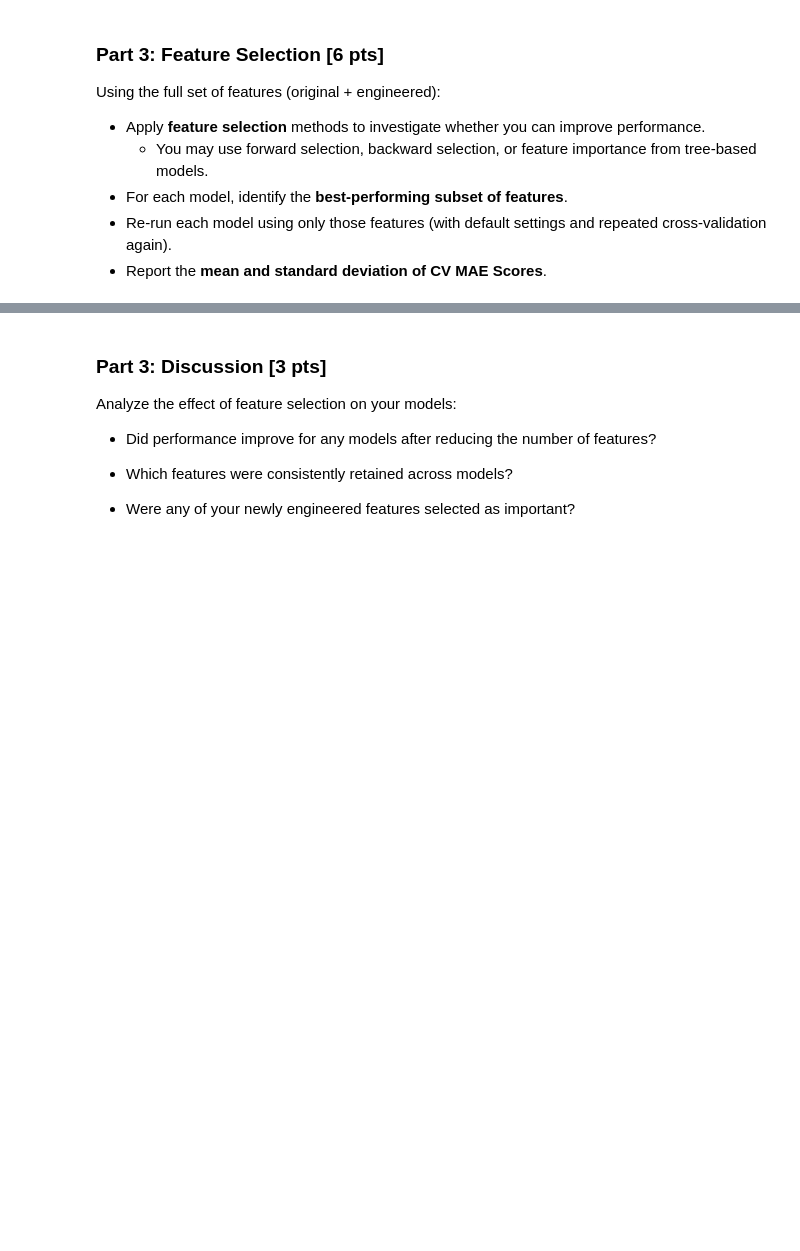
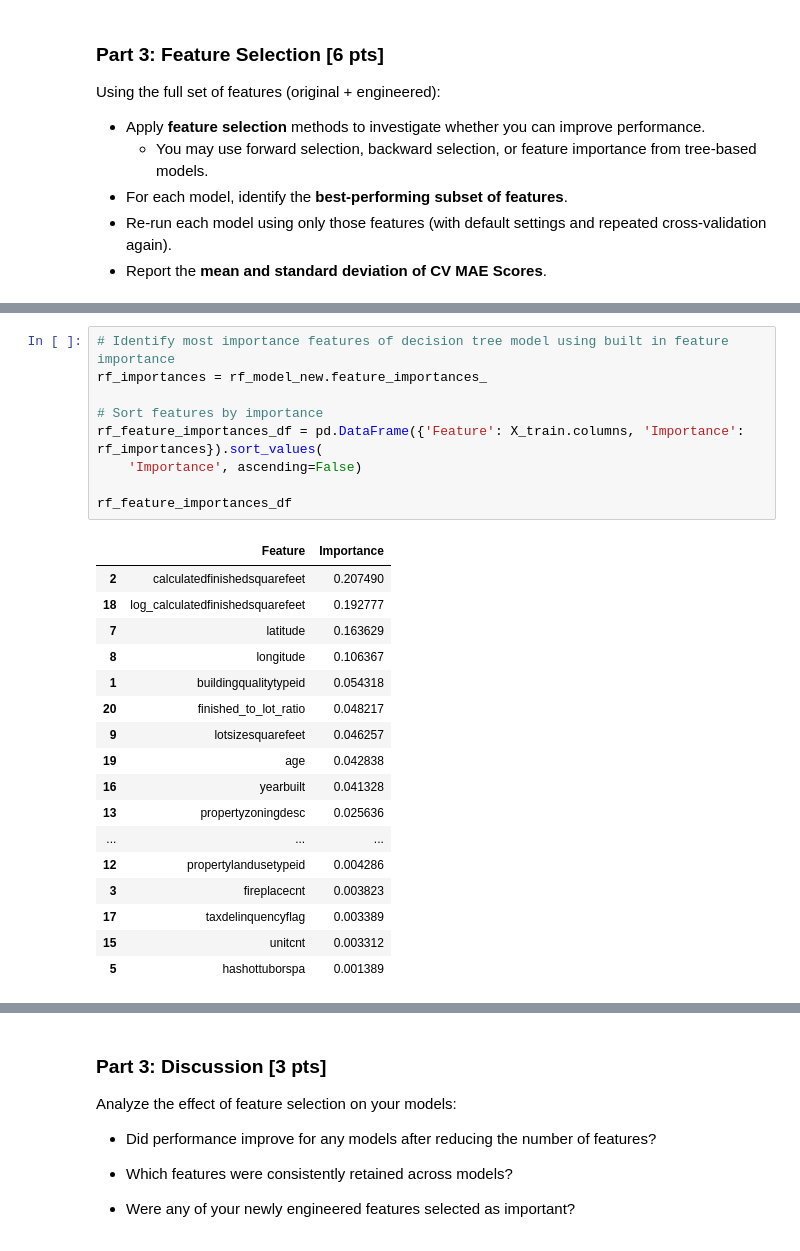
Before and after one commit to alyssatntran/dx603-final-project-group-38, a Jupyter notebook: Milestone_02.ipynb, the cells around one changed output, grey strips where cells are left out. Saved outputs shown, nothing was run; the diff lists cells and outputs as text; blank space fills up the shorter version.

```diff
--- a/Milestone_02.ipynb
+++ b/Milestone_02.ipynb
@@ -434,0 +652,27 @@ Using the full set of features (original + engineered):
+# %%
+# Identify most importance features of decision tree model using built in feature importance
+rf_importances = rf_model_new.feature_importances_
+
+# Sort features by importance
+rf_feature_importances_df = pd.DataFrame({'Feature': X_train.columns, 'Importance': rf_importances}).sort_values(
+    'Importance', ascending=False)
+
+rf_feature_importances_df
+# %% [output]
+|  | Feature | Importance |
+| 2 | calculatedfinishedsquarefeet | 0.207490 |
+| 18 | log_calculatedfinishedsquarefeet | 0.192777 |
+| 7 | latitude | 0.163629 |
+| 8 | longitude | 0.106367 |
+| 1 | buildingqualitytypeid | 0.054318 |
+| 20 | finished_to_lot_ratio | 0.048217 |
+| 9 | lotsizesquarefeet | 0.046257 |
+| 19 | age | 0.042838 |
+| 16 | yearbuilt | 0.041328 |
+| 13 | propertyzoningdesc | 0.025636 |
+| ... | ... | ... |
+| 12 | propertylandusetypeid | 0.004286 |
+| 3 | fireplacecnt | 0.003823 |
+| 17 | taxdelinquencyflag | 0.003389 |
+| 15 | unitcnt | 0.003312 |
+| 5 | hashottuborspa | 0.001389 |
```
Also changed, not shown: parts of 11 cells of this notebook.
